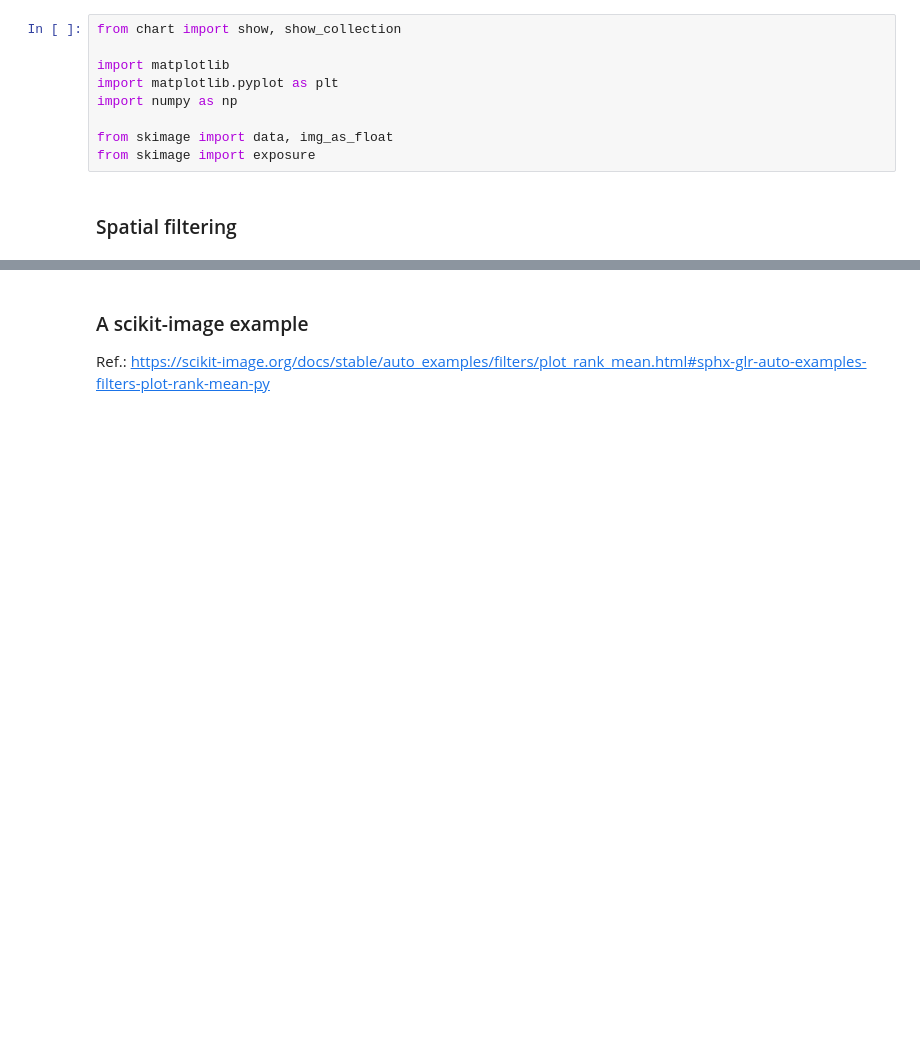
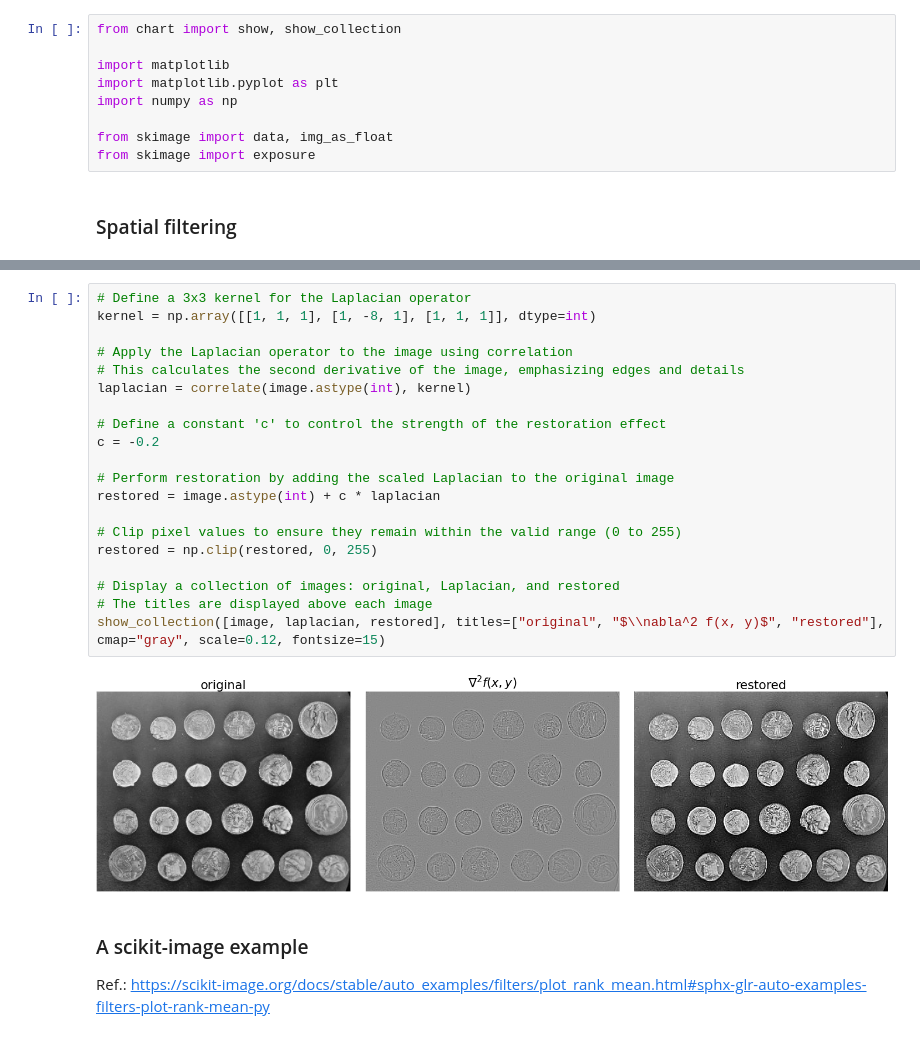
Before and after one commit to thiagopx/pdi, a Jupyter notebook: notebooks/03_spatial-filt.ipynb, the cells around one changed output, grey strips where cells are left out. Drawn from its saved outputs; the diff is of its cells as text; blank space fills up the shorter version.

```diff
--- a/notebooks/03_spatial-filt.ipynb
+++ b/notebooks/03_spatial-filt.ipynb
@@ -97,3 +189,25 @@ show_collection(
+# %%
+# Define a 3x3 kernel for the Laplacian operator
+kernel = np.array([[1, 1, 1], [1, -8, 1], [1, 1, 1]], dtype=int)
+
+# Apply the Laplacian operator to the image using correlation
+# This calculates the second derivative of the image, emphasizing edges and details
+laplacian = correlate(image.astype(int), kernel)
+
+# Define a constant 'c' to control the strength of the restoration effect
+c = -0.2
+
+# Perform restoration by adding the scaled Laplacian to the original image
+restored = image.astype(int) + c * laplacian
+
+# Clip pixel values to ensure they remain within the valid range (0 to 255)
+restored = np.clip(restored, 0, 255)
+
+# Display a collection of images: original, Laplacian, and restored
+# The titles are displayed above each image
+show_collection([image, laplacian, restored], titles=["original", "$\\nabla^2 f(x, y)$", "restored"], cmap="gray", scale=0.12, fontsize=15)
+# %% [output]
+[figure, added]
 # %% [markdown]
 ### A scikit-image example
 
```
Also changed, not shown: parts of 18 cells of this notebook, 1 other file.
